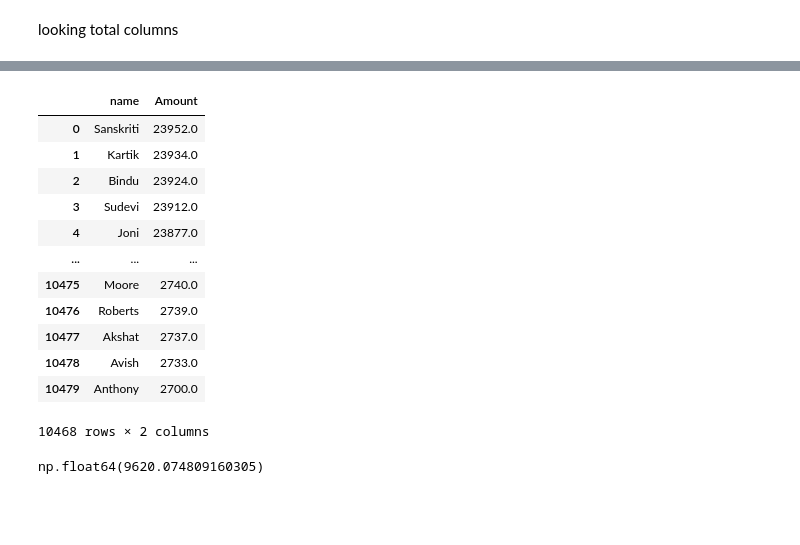
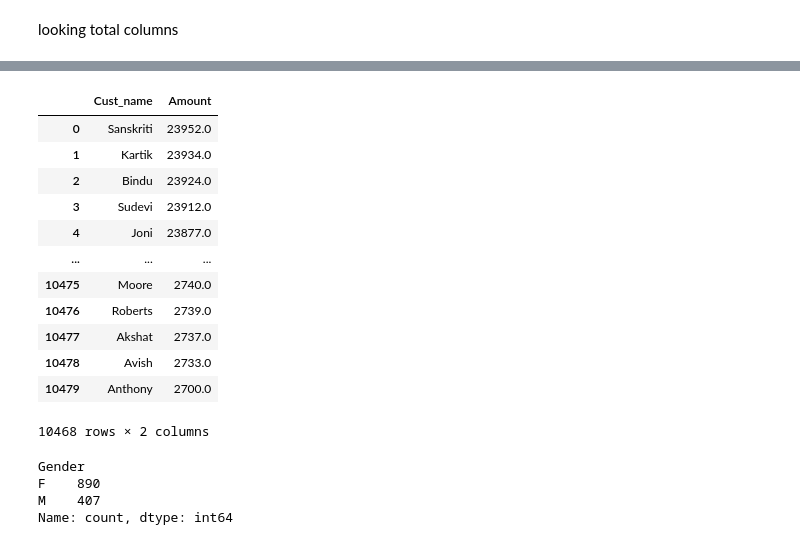
Before and after one commit to amanmuarya/AI-ML-Start-and-Learning-, a Jupyter notebook: first_code.ipynb, the cells around one changed output, grey strips where cells are left out. Drawn from its saved outputs; the diff is of its cells as text; code cells hidden in the pictures; blank space fills up the shorter version.

```diff
--- a/first_code.ipynb
+++ b/first_code.ipynb
@@ -213,7 +264,7 @@ print(df.columns.tolist())
 # %%
-df.loc[df["Amount"] > 2500, ["name", "Amount"]]
+df.loc[df["Amount"] > 2500, ["Cust_name", "Amount"]]
 # %% [output]
-|  | name | Amount |
+|  | Cust_name | Amount |
 | 0 | Sanskriti | 23952.0 |
 | 1 | Kartik | 23934.0 |
 | 2 | Bindu | 23924.0 |
@@ -226,7 +277,3 @@ df.loc[df["Amount"] > 2500, ["name", "Amount"]]
 | 10478 | Avish | 2733.0 |
 | 10479 | Anthony | 2700.0 |
 10468 rows × 2 columns
-# %%
-df[df["Occupation"]=="Aviation"]["Amount"].mean()
-# %% [output]
-np.float64(9620.074809160305)
@@ -234,0 +280,7 @@ df[df[]]
+# %%
+df[ (df["Age"]>25) & (df["Occupation"].str.startswith("IT")) ]["Gender"].value_counts()
+# %% [output]
+Gender
+F    890
+M    407
+Name: count, dtype: int64
```
Also changed, not shown: parts of 15 cells of this notebook.
